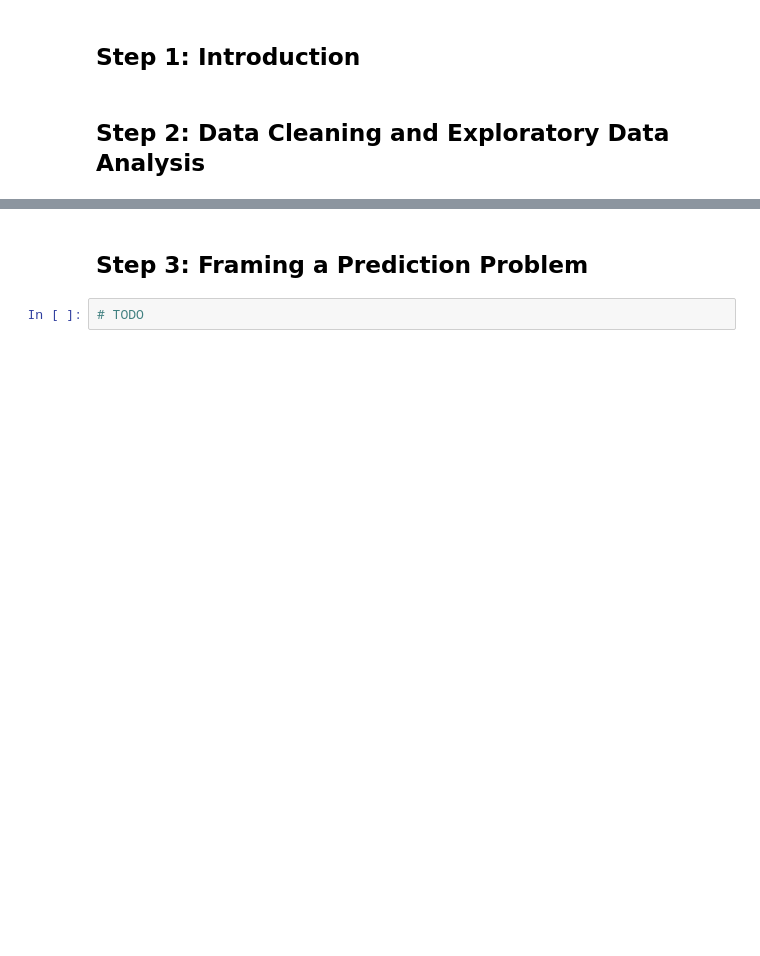
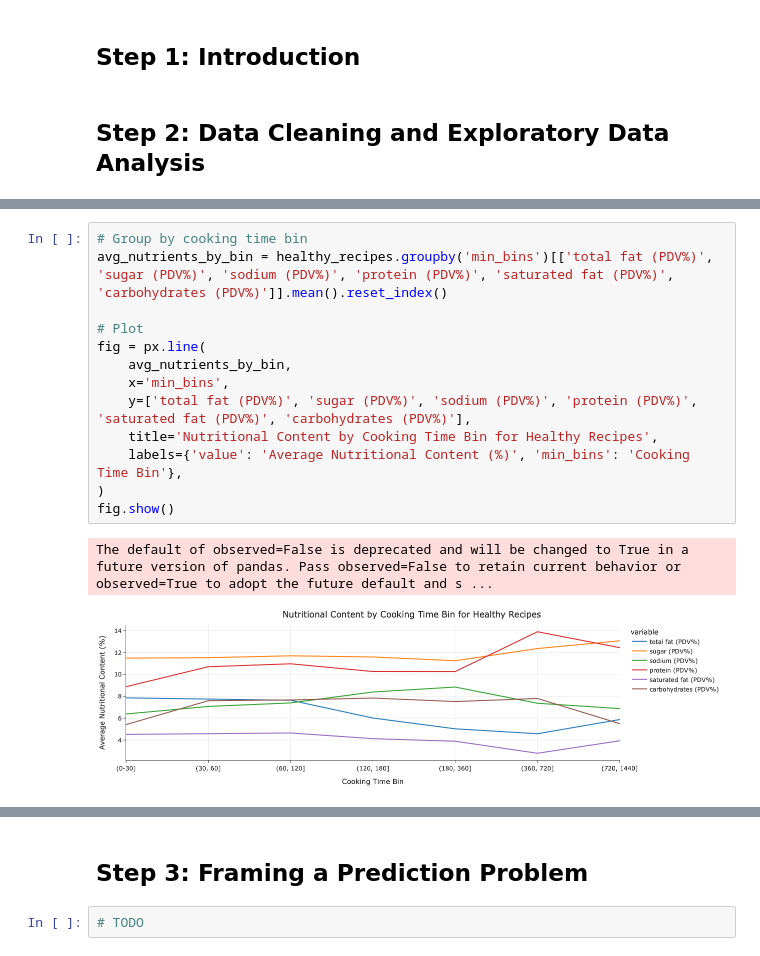
Before and after one commit to megha-sharma8/recipes-and-ratings-analysis, a Jupyter notebook: template.ipynb, the cells around one changed output, grey strips where cells are left out. Drawn from its saved outputs; the diff is of its cells as text; blank space fills up the shorter version.

```diff
--- a/template.ipynb
+++ b/template.ipynb
@@ -151,0 +143,16 @@ raw_recipes.head(11)
+# %%
+# Group by cooking time bin
+avg_nutrients_by_bin = healthy_recipes.groupby('min_bins')[['total fat (PDV%)', 'sugar (PDV%)', 'sodium (PDV%)', 'protein (PDV%)', 'saturated fat (PDV%)', 'carbohydrates (PDV%)']].mean().reset_index()
+
+# Plot
+fig = px.line(
+    avg_nutrients_by_bin,
+    x='min_bins',
+    y=['total fat (PDV%)', 'sugar (PDV%)', 'sodium (PDV%)', 'protein (PDV%)', 'saturated fat (PDV%)', 'carbohydrates (PDV%)'],
+    title='Nutritional Content by Cooking Time Bin for Healthy Recipes',
+    labels={'value': 'Average Nutritional Content (%)', 'min_bins': 'Cooking Time Bin'},
+)
+fig.show()
+# %% [output]
+The default of observed=False is deprecated and will be changed to True in a future version of pandas. Pass observed=False to retain current behavior or observed=True to adopt the future default and s ...
+[figure, added]
```
Also changed, not shown: parts of 25 cells of this notebook.
